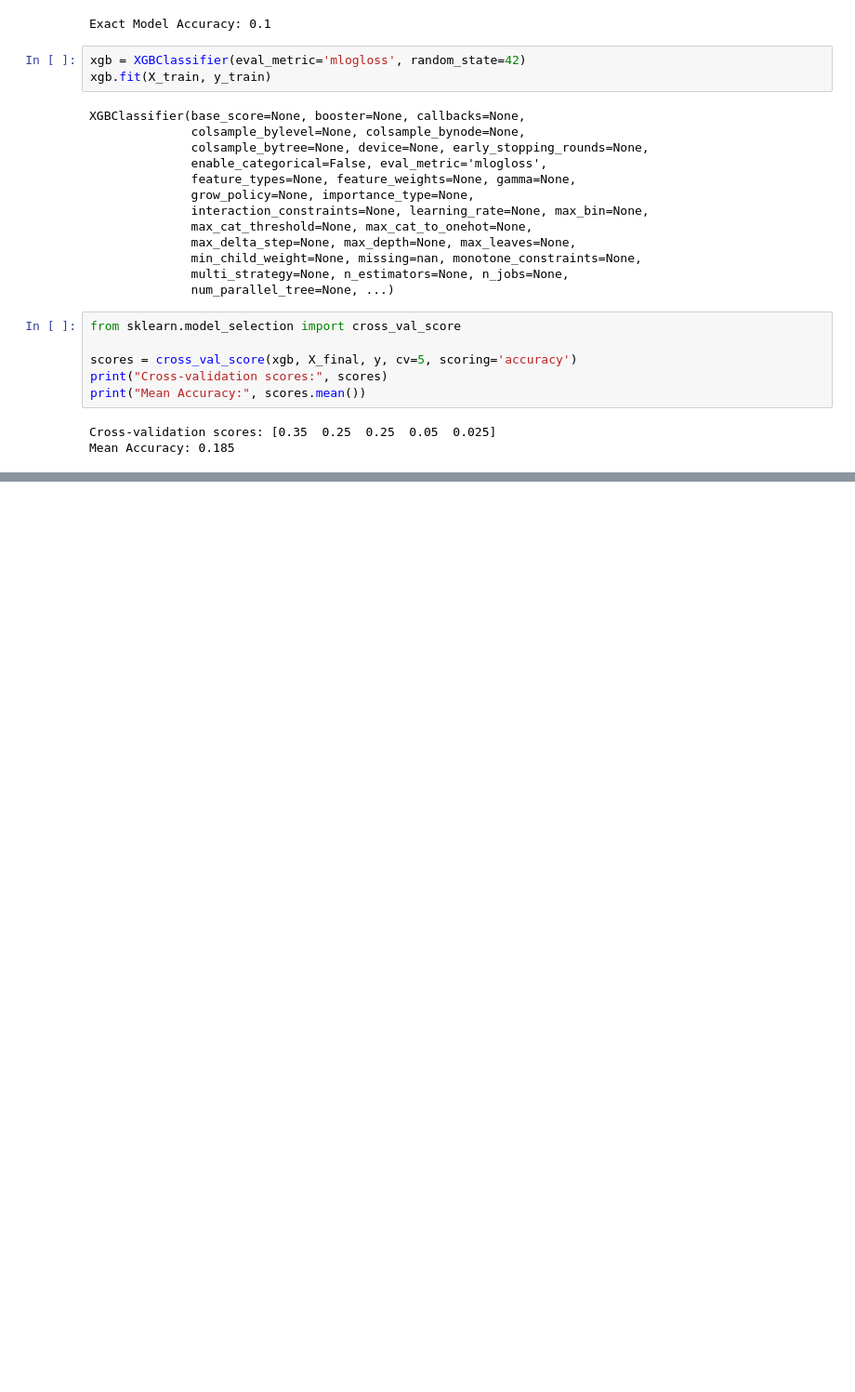
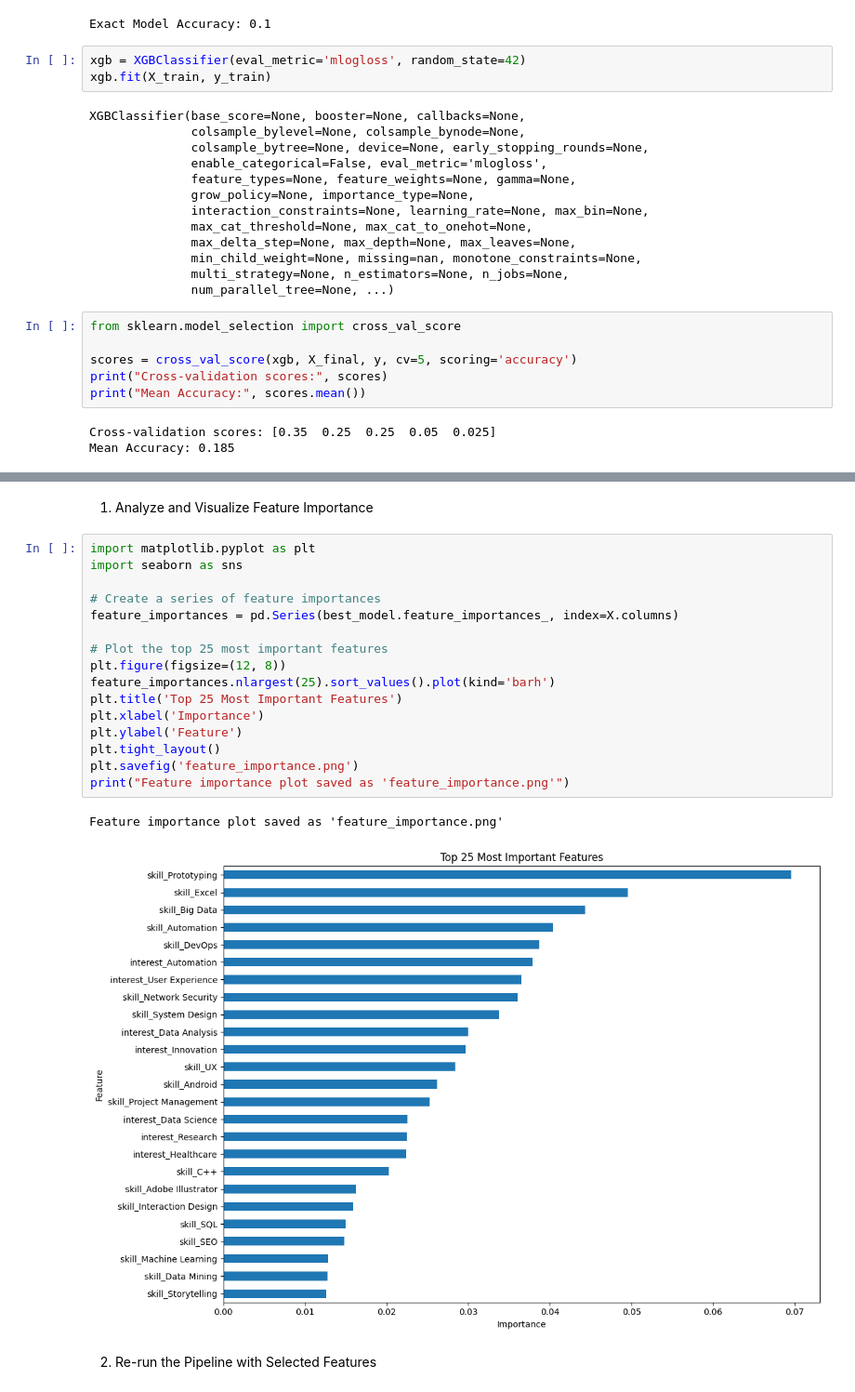
Before and after one commit to vansh070605/Career-Path-Explorer, a Jupyter notebook: career.ipynb, the cells around one changed output, grey strips where cells are left out. Shown: that part at 93% size. Saved outputs shown, nothing was run; the diff lists cells and outputs as text; blank space fills up the shorter version.

Commit message:
Improved the model accuracy

```diff
--- a/career.ipynb
+++ b/career.ipynb
@@ -612,0 +871,23 @@ Mean Accuracy: 0.185
+# %% [markdown]
+1. Analyze and Visualize Feature Importance
+# %%
+import matplotlib.pyplot as plt
+import seaborn as sns
+
+# Create a series of feature importances
+feature_importances = pd.Series(best_model.feature_importances_, index=X.columns)
+
+# Plot the top 25 most important features
+plt.figure(figsize=(12, 8))
+feature_importances.nlargest(25).sort_values().plot(kind='barh')
+plt.title('Top 25 Most Important Features')
+plt.xlabel('Importance')
+plt.ylabel('Feature')
+plt.tight_layout()
+plt.savefig('feature_importance.png')
+print("Feature importance plot saved as 'feature_importance.png'")
+# %% [output]
+Feature importance plot saved as 'feature_importance.png'
+[figure, added]
+# %% [markdown]
+2. Re-run the Pipeline with Selected Features
```
Also changed, not shown: parts of 21 cells of this notebook, 2 other files.
